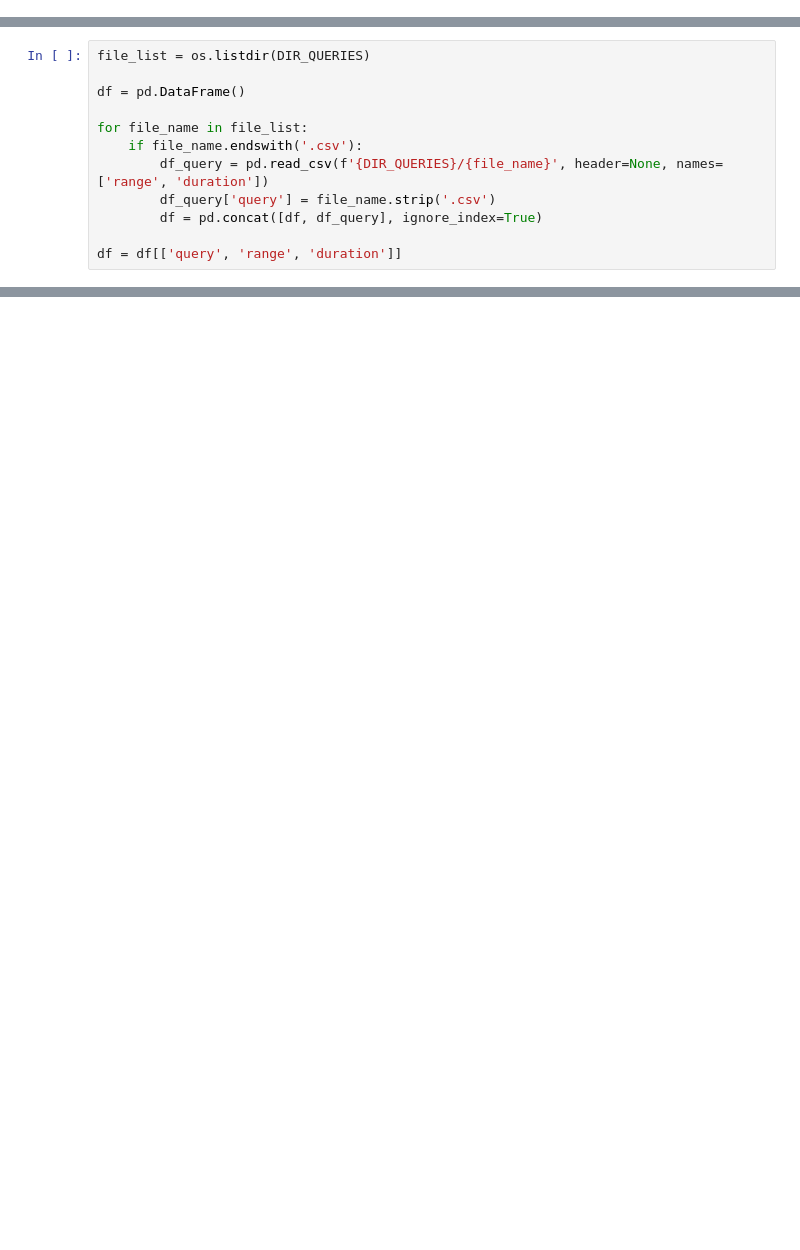
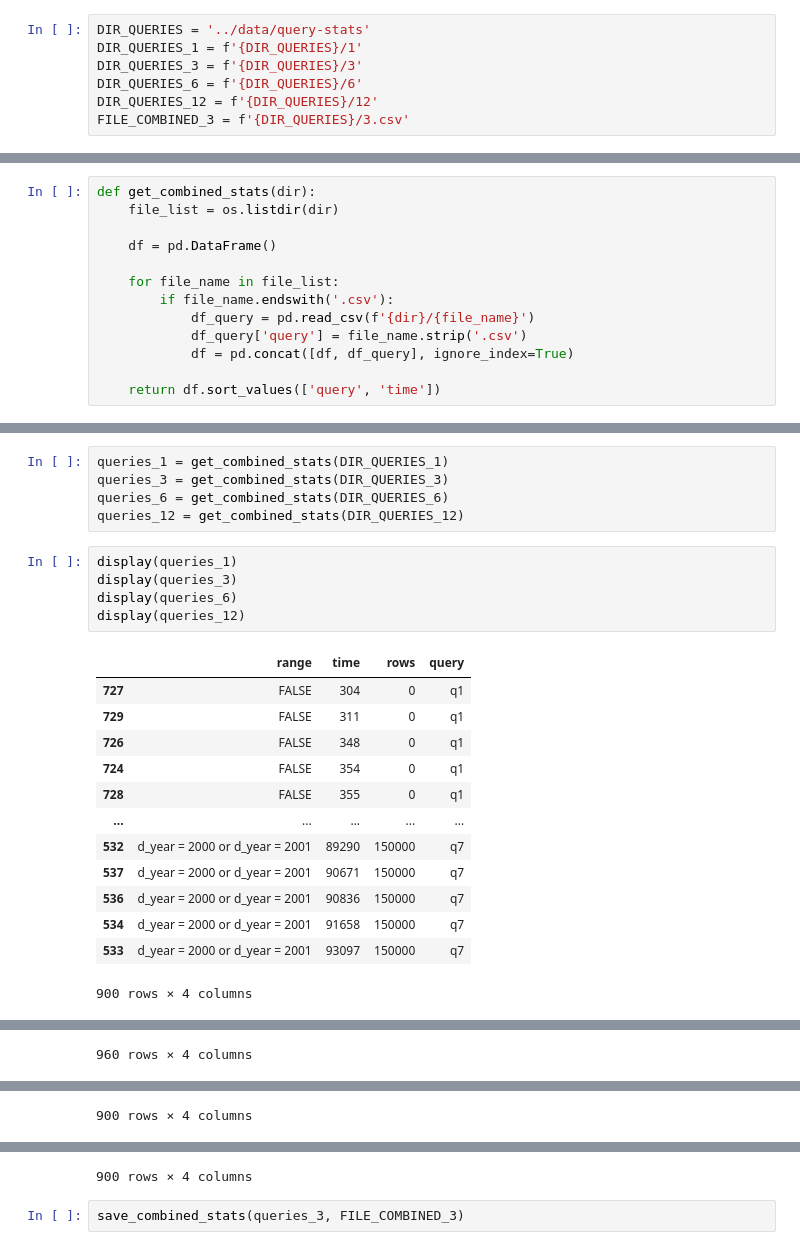
Before and after one commit to lkm-schulz/FraPChaRSM, a Jupyter notebook: notebooks/query-stats.ipynb, the cells around one changed output, grey strips where cells are left out. Drawn from its saved outputs; the diff is of its cells as text; blank space fills up the shorter version.

Commit message:
save: notebooks

```diff
--- a/notebooks/query-stats.ipynb
+++ b/notebooks/query-stats.ipynb
@@ -20,0 +7,7 @@ range_order = ['1 day', '2 weeks', '1 month', '3 months', '6 months', '9 months'
+# %%
+DIR_QUERIES = '../data/query-stats'
+DIR_QUERIES_1 = f'{DIR_QUERIES}/1'
+DIR_QUERIES_3 = f'{DIR_QUERIES}/3'
+DIR_QUERIES_6 = f'{DIR_QUERIES}/6'
+DIR_QUERIES_12 = f'{DIR_QUERIES}/12'
+FILE_COMBINED_3 = f'{DIR_QUERIES}/3.csv'
@@ -21,12 +37,13 @@ range_order = ['1 day', '2 weeks', '1 month', '3 months', '6 months', '9 months'
 # %%
-file_list = os.listdir(DIR_QUERIES)
+def get_combined_stats(dir):
+    file_list = os.listdir(dir)
 
-df = pd.DataFrame()
+    df = pd.DataFrame()
 
-for file_name in file_list:
-    if file_name.endswith('.csv'):
-        df_query = pd.read_csv(f'{DIR_QUERIES}/{file_name}', header=None, names=['range', 'duration'])
-        df_query['query'] = file_name.strip('.csv')
-        df = pd.concat([df, df_query], ignore_index=True)
+    for file_name in file_list:
+        if file_name.endswith('.csv'):
+            df_query = pd.read_csv(f'{dir}/{file_name}')
+            df_query['query'] = file_name.strip('.csv')
+            df = pd.concat([df, df_query], ignore_index=True)
 
-df = df[['query', 'range', 'duration']]
+    return df.sort_values(['query', 'time'])
@@ -83,0 +58,24 @@ plt.show()
+# %%
+queries_1 = get_combined_stats(DIR_QUERIES_1)
+queries_3 = get_combined_stats(DIR_QUERIES_3)
+queries_6 = get_combined_stats(DIR_QUERIES_6)
+queries_12 = get_combined_stats(DIR_QUERIES_12)
+# %%
+display(queries_1)
+display(queries_3)
+display(queries_6)
+display(queries_12)
+# %% [output]
+|  | range | time | rows | query |
+| 727 | FALSE | 304 | 0 | q1 |
+| 729 | FALSE | 311 | 0 | q1 |
+| 726 | FALSE | 348 | 0 | q1 |
+| 724 | FALSE | 354 | 0 | q1 |
+| 728 | FALSE | 355 | 0 | q1 |
+| ... | ... | ... | ... | ... |
+| 532 | d_year = 2000 or d_year = 2001 | 89290 | 150000 | q7 |
+| 537 | d_year = 2000 or d_year = 2001 | 90671 | 150000 | q7 |
+| 536 | d_year = 2000 or d_year = 2001 | 90836 | 150000 | q7 |
+| 534 | d_year = 2000 or d_year = 2001 | 91658 | 150000 | q7 |
+| 533 | d_year = 2000 or d_year = 2001 | 93097 | 150000 | q7 |
+900 rows × 4 columns
@@ -83,0 +94 @@ plt.show()
+960 rows × 4 columns
@@ -83,0 +107 @@ plt.show()
+900 rows × 4 columns
@@ -83,0 +120,3 @@ plt.show()
+900 rows × 4 columns
+# %%
+save_combined_stats(queries_3, FILE_COMBINED_3)
```
Also changed, not shown: parts of 13 cells of this notebook, 4 other files.
